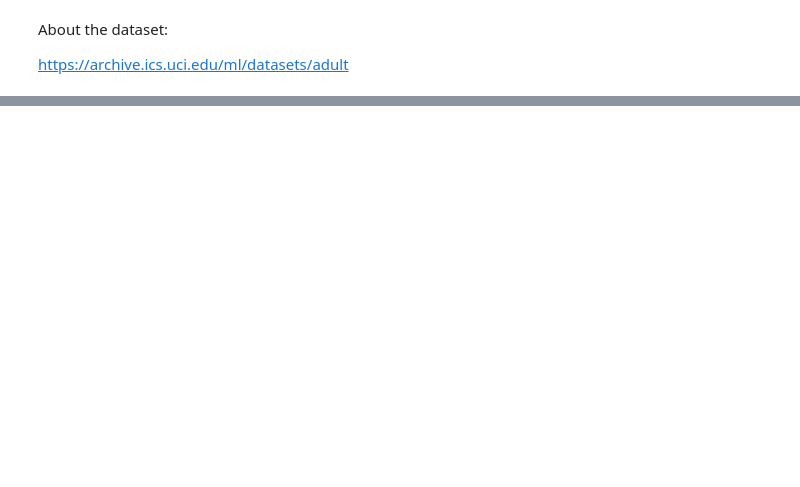
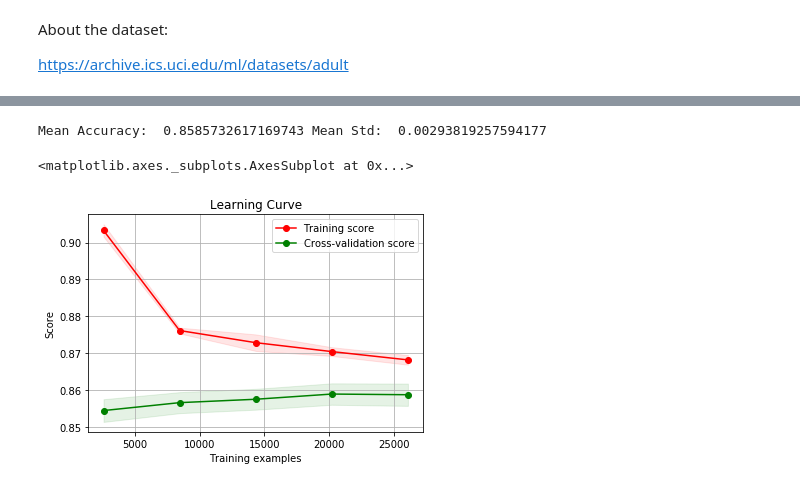
Before and after one commit to zbipio/Adult-Dataset, a Jupyter notebook: Adult Dataset.ipynb, the cells around one changed output, grey strips where cells are left out. Cells and saved outputs as stored; diff of their text form; code cells hidden in the pictures; blank space fills up the shorter version.

```diff
--- a/Adult Dataset.ipynb
+++ b/Adult Dataset.ipynb
@@ -191,18 +246,22 @@ skplt.estimators.plot_learning_curve(model, X, y, cv=5)
 # %%
-#Doing a model for benchmark - Random Forest Classifier
+#Doing a model with initial features for benchmark - Random Forest Classifier
 np.random.seed(2019)
 
-feats = ['Age', 'fnlwgt', 'Education-Num', 'Sex',
+feats = ['Age', 'fnlwgt', 'Education-Num', 'Sex_cat',
          'Capital Gain', 'Capital Loss', 'Hours per week',
          'Workclass_cat', 'Martial Status_cat',
          'Occupation_cat', 'Relationship_cat', 'Race_cat',
          'Country_cat']
 
 X = train[feats].values
 y = train['Target_cat'].values
 
 model = RandomForestClassifier(max_depth=10, n_estimators=100, random_state=2019)
-scores = cross_val_score(model, X, y, cv=5)
+RFC_score = cross_val_score(model, X, y, cv=5, n_jobs=-1)
 
-print("Mean Accuracy: ", np.mean(scores), "Mean Std: ", np.std(scores))
+print("Mean Accuracy: ", np.mean(RFC_score), "Mean Std: ", np.std(RFC_score))
 skplt.estimators.plot_learning_curve(model, X, y, cv=5)
+# %% [output]
+Mean Accuracy:  0.8585732617169743 Mean Std:  0.00293819257594177
+<matplotlib.axes._subplots.AxesSubplot at 0x...>
+[figure, added]
```
Also changed, not shown: parts of 40 cells of this notebook.
